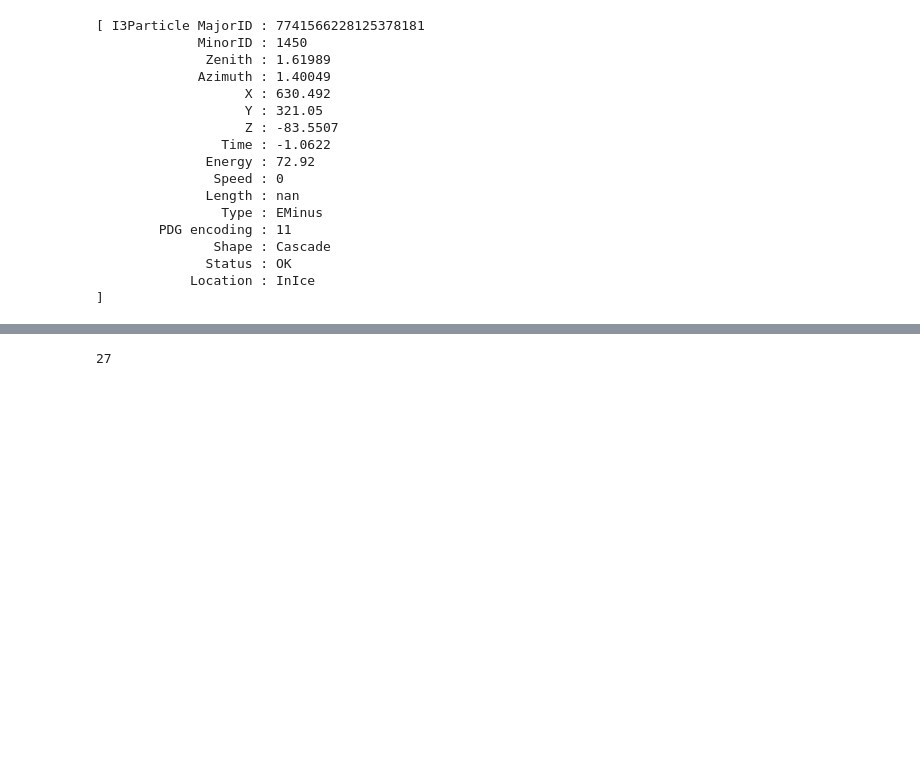
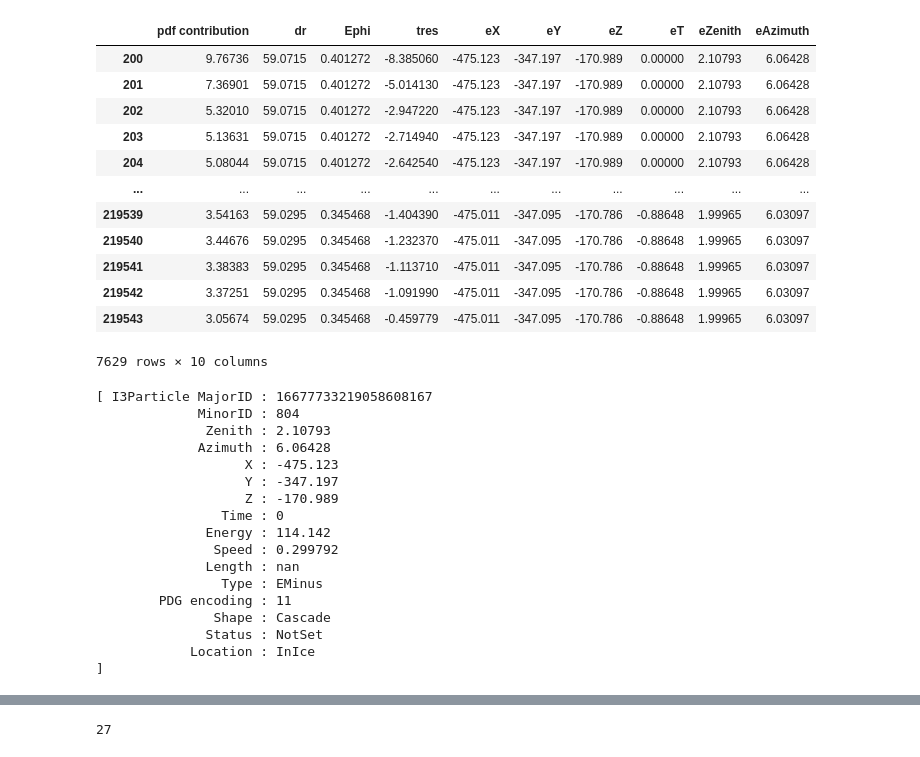
Before and after one commit to BraydenDillon/P-ONE_Cascade_Reco, a Jupyter notebook: notebooks/Three_dimensional_analysis.ipynb, the cells around one changed output, grey strips where cells are left out. Drawn from its saved outputs; the diff is of its cells as text; code cells hidden in the pictures; blank space fills up the shorter version.

```diff
--- a/notebooks/Three_dimensional_analysis.ipynb
+++ b/notebooks/Three_dimensional_analysis.ipynb
@@ -13,3 +13,6 @@ import scipy.optimize as optimize
 import matplotlib.pyplot as plt
 from scripts.python.SplineEval import evalLogPdf, evalPdf
 from matplotlib.colors import LogNorm
+# %%
+import pandas as pd
+pd.set_option('display.max_rows', 20)
@@ -16,3 +92,20 @@ from matplotlib.colors import LogNorm
+# %%
+bad_mask = df['tres'] < 0
+df[bad_mask]
+# %% [output]
+|  | pdf contribution | dr | Ephi | tres | eX | eY | eZ | eT | eZenith | eAzimuth |
+| 200 | 9.76736 | 59.0715 | 0.401272 | -8.385060 | -475.123 | -347.197 | -170.989 | 0.00000 | 2.10793 | 6.06428 |
+| 201 | 7.36901 | 59.0715 | 0.401272 | -5.014130 | -475.123 | -347.197 | -170.989 | 0.00000 | 2.10793 | 6.06428 |
+| 202 | 5.32010 | 59.0715 | 0.401272 | -2.947220 | -475.123 | -347.197 | -170.989 | 0.00000 | 2.10793 | 6.06428 |
+| 203 | 5.13631 | 59.0715 | 0.401272 | -2.714940 | -475.123 | -347.197 | -170.989 | 0.00000 | 2.10793 | 6.06428 |
+| 204 | 5.08044 | 59.0715 | 0.401272 | -2.642540 | -475.123 | -347.197 | -170.989 | 0.00000 | 2.10793 | 6.06428 |
+| ... | ... | ... | ... | ... | ... | ... | ... | ... | ... | ... |
+| 219539 | 3.54163 | 59.0295 | 0.345468 | -1.404390 | -475.011 | -347.095 | -170.786 | -0.88648 | 1.99965 | 6.03097 |
+| 219540 | 3.44676 | 59.0295 | 0.345468 | -1.232370 | -475.011 | -347.095 | -170.786 | -0.88648 | 1.99965 | 6.03097 |
+| 219541 | 3.38383 | 59.0295 | 0.345468 | -1.113710 | -475.011 | -347.095 | -170.786 | -0.88648 | 1.99965 | 6.03097 |
+| 219542 | 3.37251 | 59.0295 | 0.345468 | -1.091990 | -475.011 | -347.095 | -170.786 | -0.88648 | 1.99965 | 6.03097 |
+| 219543 | 3.05674 | 59.0295 | 0.345468 | -0.459779 | -475.011 | -347.095 | -170.786 | -0.88648 | 1.99965 | 6.03097 |
+7629 rows × 10 columns
 # %%
 file_500 = dataio.I3File('../nue_data/gen_500.i3.zst')
 file_012 = dataio.I3File('../nue_data/gen_012.i3.zst')
@@ -57,23 +150,23 @@ for frame in gcd:
     gcdframe = frame
     break
 # %%
-print(frame80['LLHFit_step5'])
+print(frame80['I3MCTree'][1])
 # %% [output]
-[ I3Particle MajorID : 7741566228125378181
-             MinorID : 1450
-              Zenith : 1.61989
-             Azimuth : 1.40049
-                   X : 630.492
-                   Y : 321.05
-                   Z : -83.5507
-                Time : -1.0622
-              Energy : 72.92
-               Speed : 0
+[ I3Particle MajorID : 16677733219058608167
+             MinorID : 804
+              Zenith : 2.10793
+             Azimuth : 6.06428
+                   X : -475.123
+                   Y : -347.197
+                   Z : -170.989
+                Time : 0
+              Energy : 114.142
+               Speed : 0.299792
               Length : nan
                 Type : EMinus
         PDG encoding : 11
                Shape : Cascade
-              Status : OK
+              Status : NotSet
             Location : InIce
 ]
 # %%
```
Also changed, not shown: parts of 16 cells of this notebook, 8 other files.
